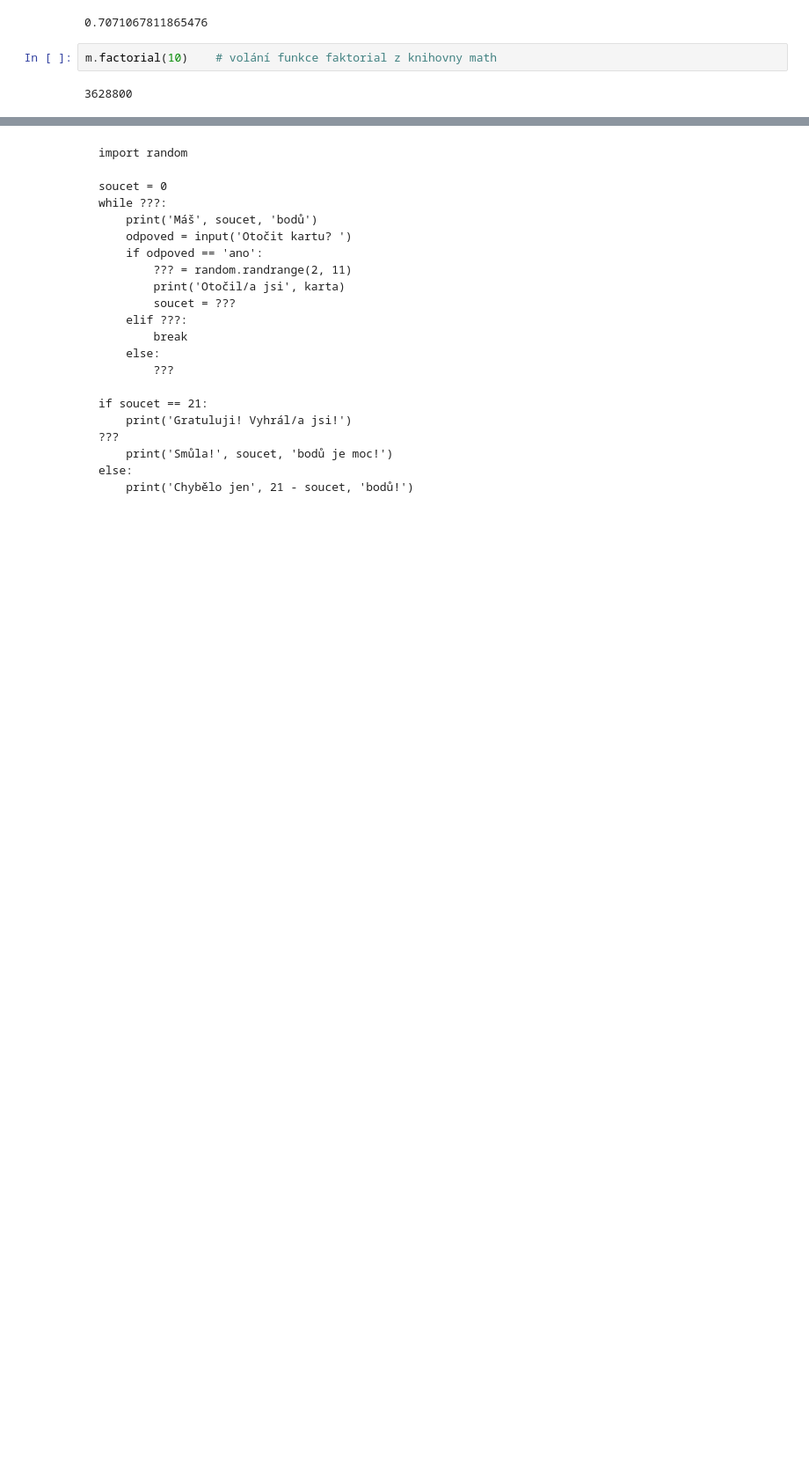
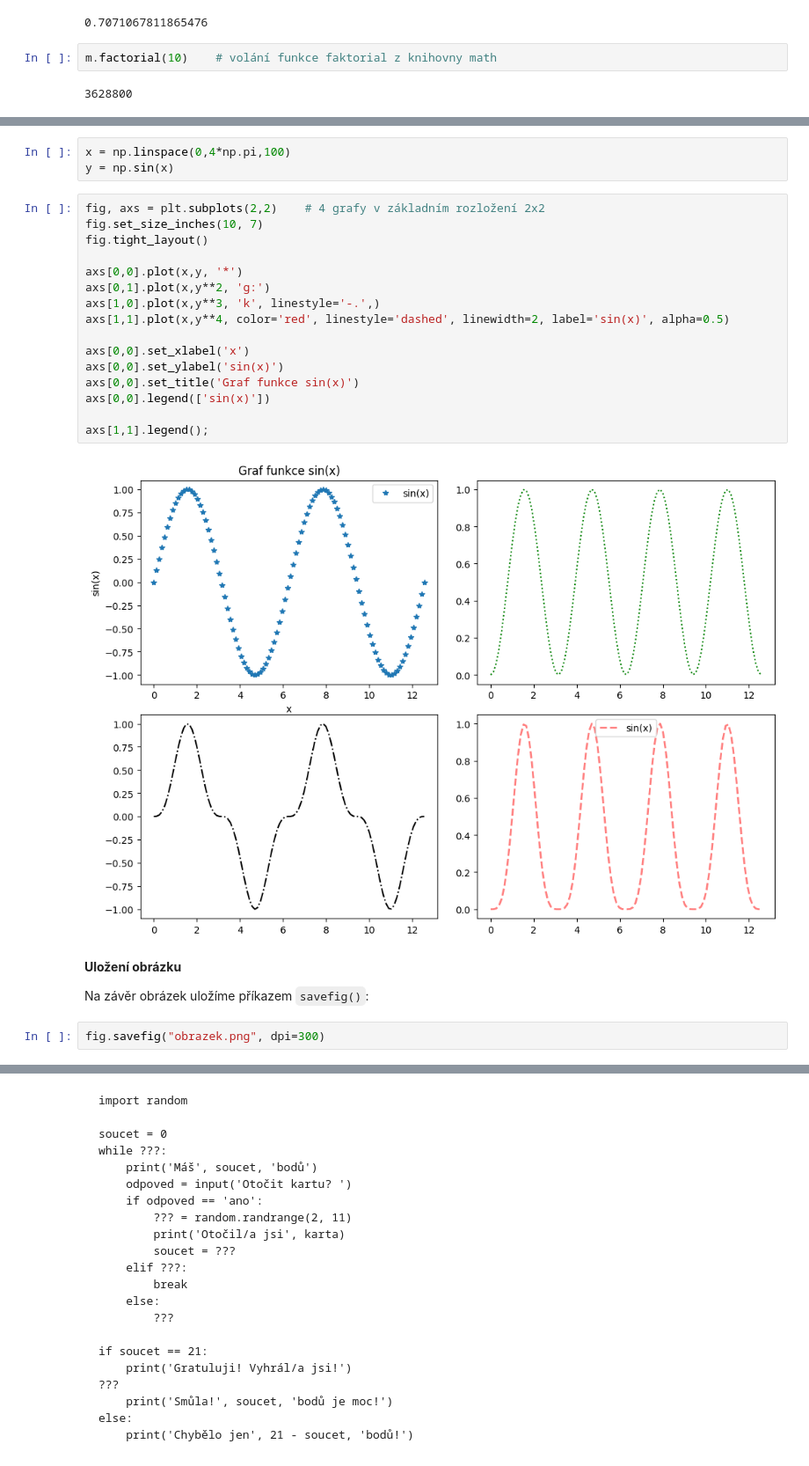
Before and after one commit to loepa01/NME1cvBook, a Jupyter notebook: _sources/lekce/01-uvod-python.ipynb, the cells around one changed output, grey strips where cells are left out. Shown: that part at 88% size. Saved outputs shown, nothing was run; the diff lists cells and outputs as text; blank space fills up the shorter version.

```diff
--- a/_sources/lekce/01-uvod-python.ipynb
+++ b/_sources/lekce/01-uvod-python.ipynb
@@ -636,0 +1073,27 @@ Doplňte chybějící části označené `???` a opravte chyby, aby fungoval pro
+# %%
+x = np.linspace(0,4*np.pi,100)
+y = np.sin(x)
+# %%
+fig, axs = plt.subplots(2,2)    # 4 grafy v základním rozložení 2x2
+fig.set_size_inches(10, 7)
+fig.tight_layout()
+
+axs[0,0].plot(x,y, '*')
+axs[0,1].plot(x,y**2, 'g:')
+axs[1,0].plot(x,y**3, 'k', linestyle='-.',)
+axs[1,1].plot(x,y**4, color='red', linestyle='dashed', linewidth=2, label='sin(x)', alpha=0.5)
+
+axs[0,0].set_xlabel('x')
+axs[0,0].set_ylabel('sin(x)')
+axs[0,0].set_title('Graf funkce sin(x)')
+axs[0,0].legend(['sin(x)'])
+
+axs[1,1].legend();
+# %% [output]
+[figure, added]
+# %% [markdown]
+**Uložení obrázku**
+
+Na závěr obrázek uložíme příkazem `savefig()`:
+# %%
+fig.savefig("obrazek.png", dpi=300)
```
Also changed, not shown: parts of 135 cells of this notebook, 22 other files.
